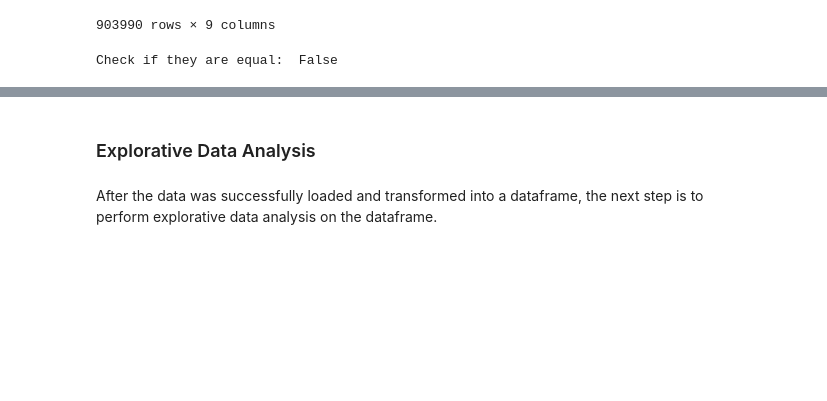
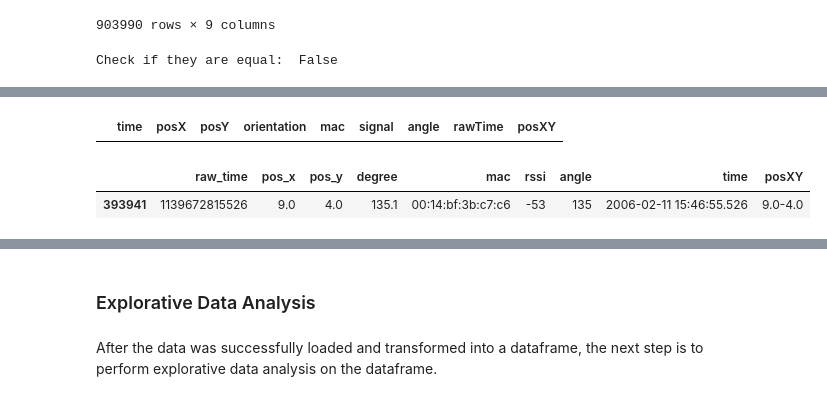
Before and after one commit to NiklasKiefer/indoor_localization, a Jupyter notebook: data_gathering.ipynb, the cells around one changed output, grey strips where cells are left out. Cells and saved outputs as stored; diff of their text form; code cells hidden in the pictures; blank space fills up the shorter version.

```diff
--- a/data_gathering.ipynb
+++ b/data_gathering.ipynb
@@ -195,7 +194,6 @@ def read_data(file_name: str, submacs: list):
     Returns:
     A dataframe containing the processed and cleaned localization data
     """
-
     rows = []
     with open(file_name, 'r') as file:
         for line in file:
@@ -228,7 +226,6 @@ def read_data(file_name: str, submacs: list):
         'pos_y': 'float64',
         'pos_z': 'float64',
         'degree': 'float64',
-        'mac': 'string',
         'rssi': 'int32',
         'frequency': 'int64',
         'mode': 'int8'
@@ -236,7 +233,6 @@ def read_data(file_name: str, submacs: list):
 
     # add angle column with rounded degrees
     df['angle'] = df['degree'].apply(round_orientation)
-
     # skip rows with mode != 3 (no adhc mode)
     df = df[df['mode'] == 3]
     # remove mode = type  column
@@ -247,14 +243,13 @@ def read_data(file_name: str, submacs: list):
     # remove z coordinate
     df = df.drop('pos_z', axis=1)
     # drop frequency
-    df = df.drop('frequency', axis=1) # why are we doing this
+    df = df.drop('frequency', axis=1)
     # remove id = scanMAC
-    df = df.drop('id', axis=1)
+    df = df.drop('id', axis=1) # there was only one mac address, this column is not needed
     # filter dataframe to contain only values with specified mac addresses
     df = df[df['mac'].isin(submacs)]
     # create posXY locatio identifier like = 0.0-0.0
     df['posXY'] = df["pos_x"].astype(str) + "-" + df["pos_y"].astype(str)
-
     return df
 # %%
 offline_file = "data/offline.final.trace.txt"
@@ -346,0 +346,9 @@ for i in diff_indices:
+# %%
+df_pkl[df_pkl["rawTime"] == 1140338843351]
+# %% [output]
+|  | time | posX | posY | orientation | mac | signal | angle | rawTime | posXY |
+# %%
+df_offline[df_offline["raw_time"] == 1139672815526]
+# %% [output]
+|  | raw_time | pos_x | pos_y | degree | mac | rssi | angle | time | posXY |
+| 393941 | 1139672815526 | 9.0 | 4.0 | 135.1 | 00:14:bf:3b:c7:c6 | -53 | 135 | 2006-02-11 15:46:55.526 | 9.0-4.0 |
```
Also changed, not shown: parts of 12 cells of this notebook.
